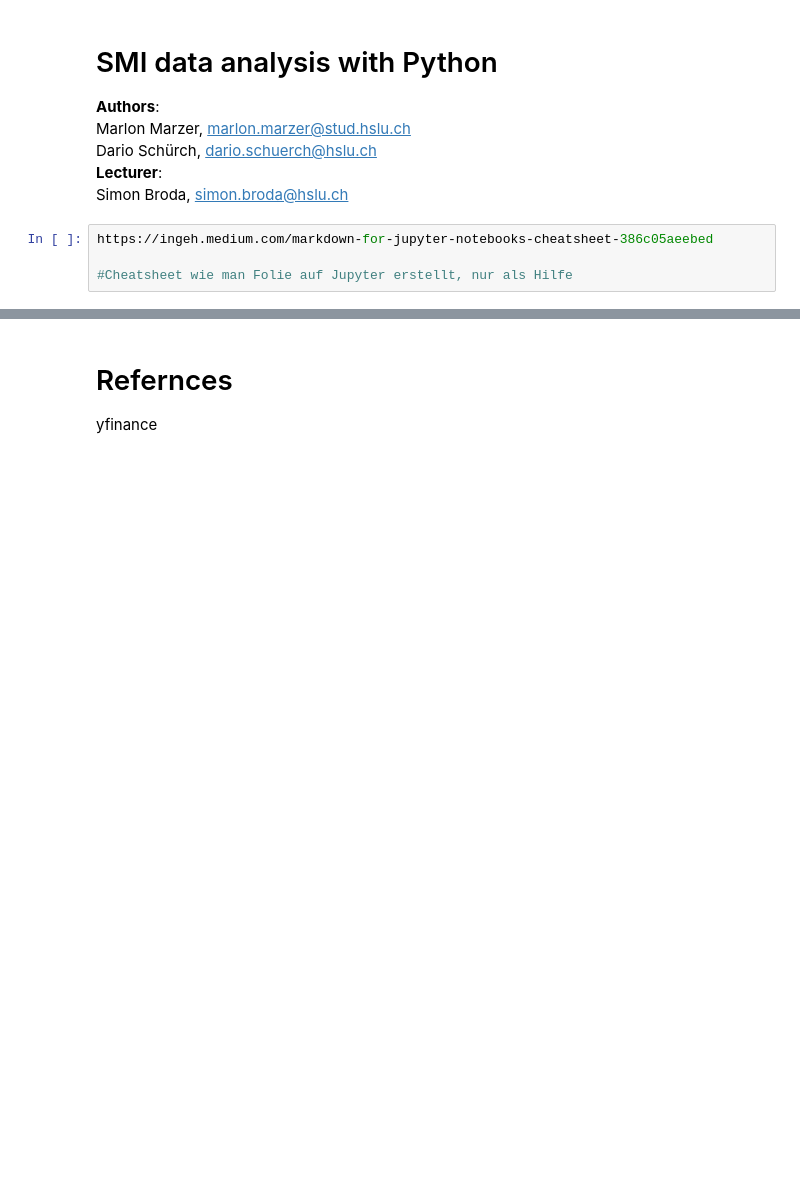
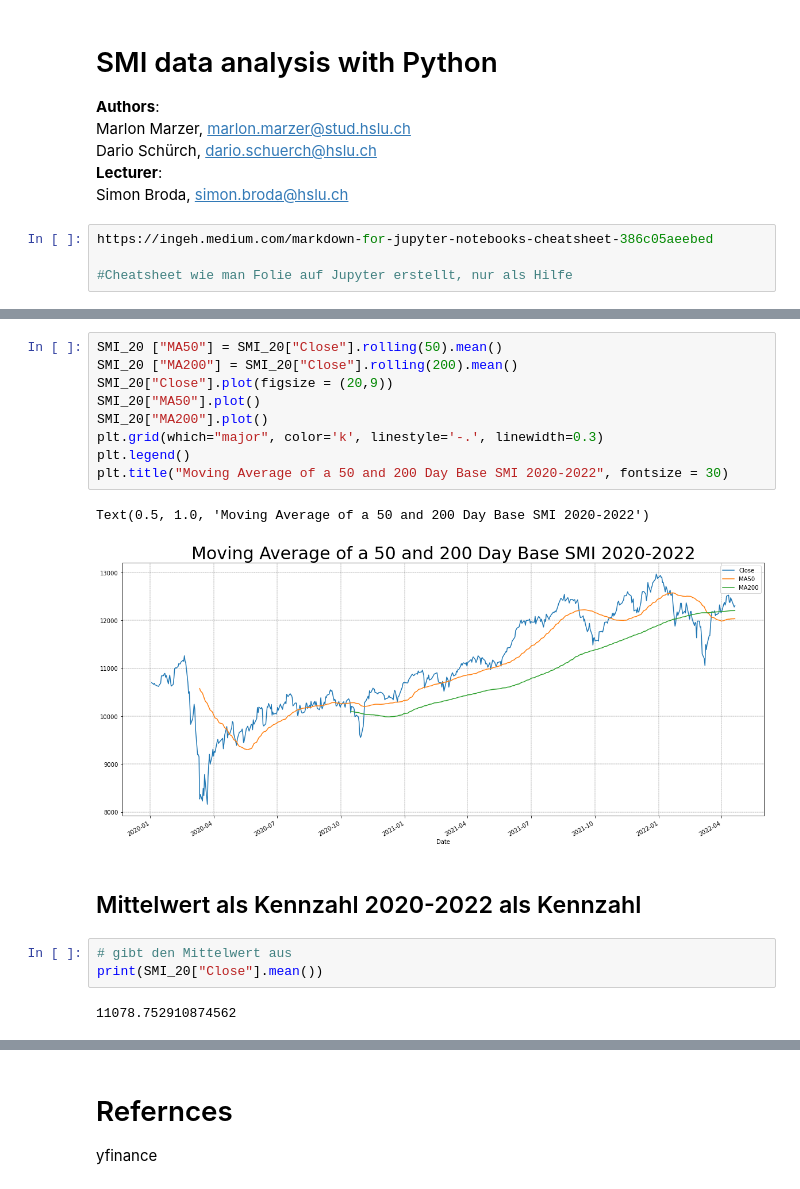
Before and after one commit to Darioschuerch/Project_MRWAM69.F2201_Marzer_Schuerch, a Jupyter notebook: Project/Project_MRWAM69.F2201_Marzer_Schuerch.ipynb, the cells around one changed output, grey strips where cells are left out. Saved outputs shown, nothing was run; the diff lists cells and outputs as text; blank space fills up the shorter version.

```diff
--- a/Project/Project_MRWAM69.F2201_Marzer_Schuerch.ipynb
+++ b/Project/Project_MRWAM69.F2201_Marzer_Schuerch.ipynb
@@ -21,0 +89,19 @@ Text(0.5, 1.0, 'Moving Average of a 50 and 200 Day Base')
+# %%
+SMI_20 ["MA50"] = SMI_20["Close"].rolling(50).mean()
+SMI_20 ["MA200"] = SMI_20["Close"].rolling(200).mean()
+SMI_20["Close"].plot(figsize = (20,9))
+SMI_20["MA50"].plot()
+SMI_20["MA200"].plot()
+plt.grid(which="major", color='k', linestyle='-.', linewidth=0.3)
+plt.legend()
+plt.title("Moving Average of a 50 and 200 Day Base SMI 2020-2022", fontsize = 30)
+# %% [output]
+Text(0.5, 1.0, 'Moving Average of a 50 and 200 Day Base SMI 2020-2022')
+[figure, added]
+# %% [markdown]
+## Mittelwert als Kennzahl 2020-2022 als Kennzahl
+# %%
+# gibt den Mittelwert aus
+print(SMI_20["Close"].mean())
+# %% [output]
+11078.752910874562
```
Also changed, not shown: parts of 20 cells of this notebook, 1 other file.
